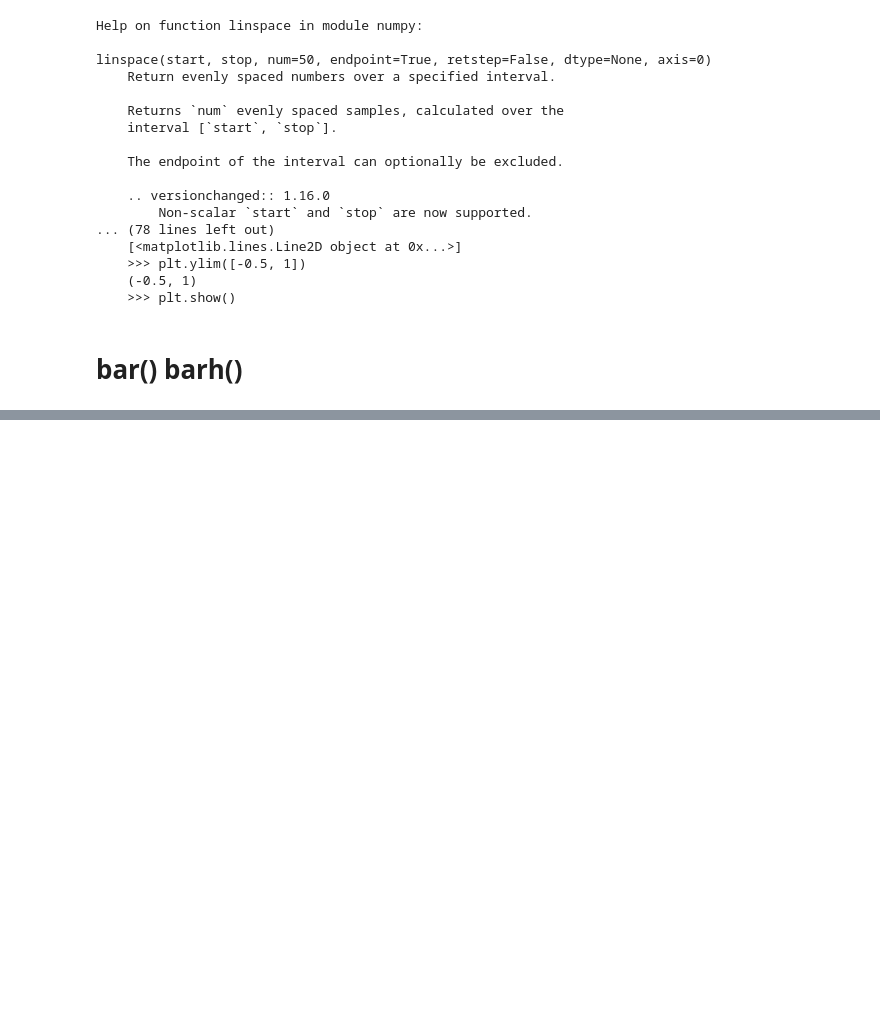
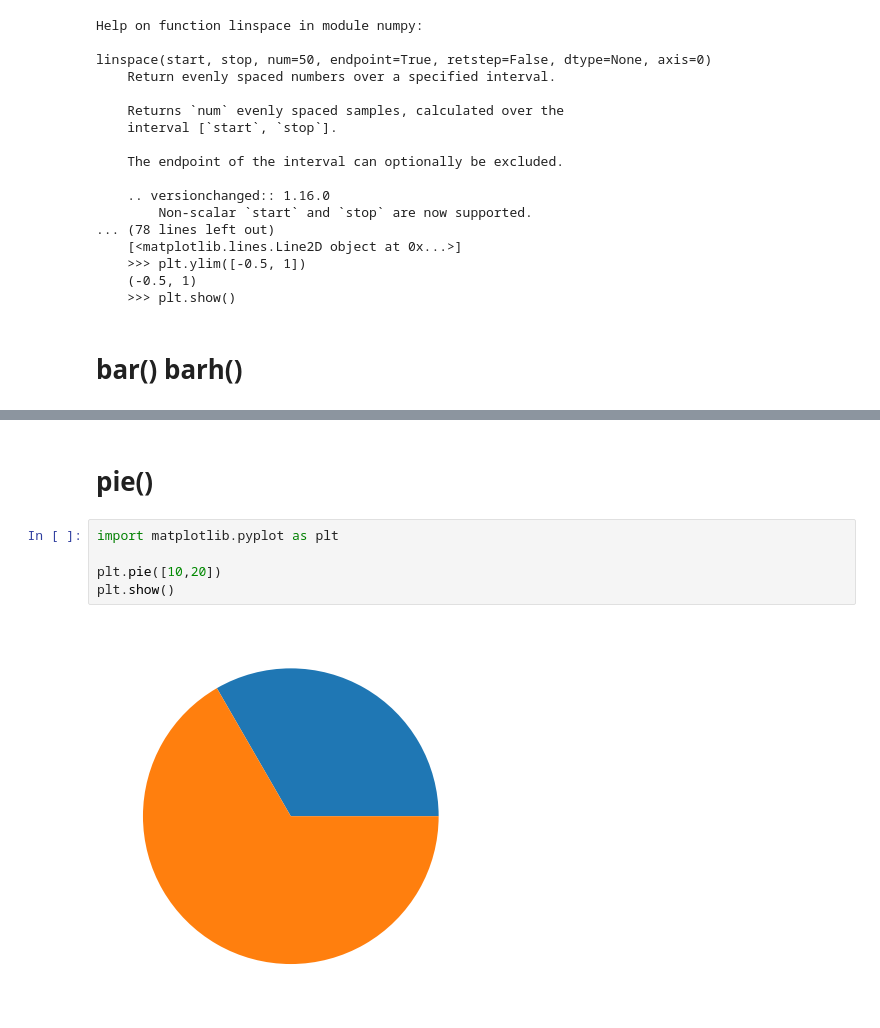
Before and after one commit to yoosohee/2023-A-DA, a Jupyter notebook: week07-bar-pie-comp.ipynb, the cells around one changed output, grey strips where cells are left out. Cells and saved outputs as stored; diff of their text form; blank space fills up the shorter version.

```diff
--- a/week07-bar-pie-comp.ipynb
+++ b/week07-bar-pie-comp.ipynb
@@ -183,0 +209,9 @@ linspace(start, stop, num=50, endpoint=True, retstep=False, dtype=None, axis=0)
+# %% [markdown]
+# pie()
+# %%
+import matplotlib.pyplot as plt
+
+plt.pie([10,20])
+plt.show()
+# %% [output]
+[figure, added]
```
Also changed, not shown: parts of 18 cells of this notebook.
